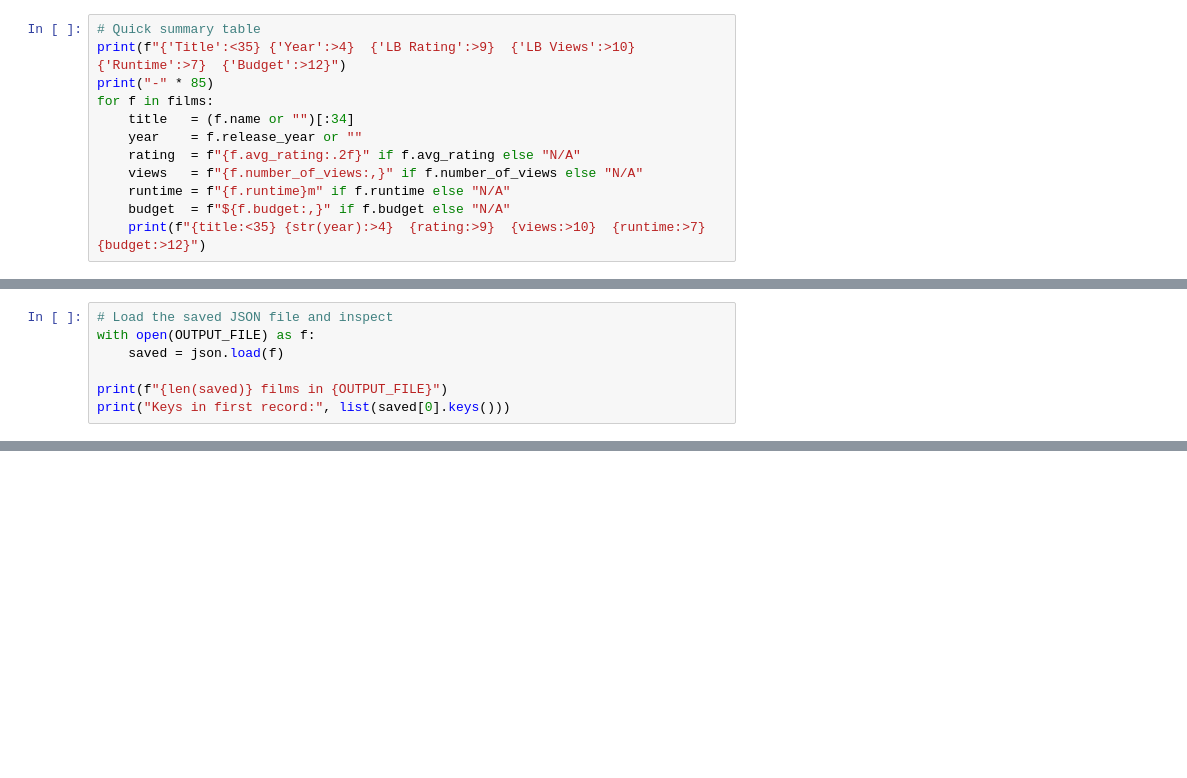
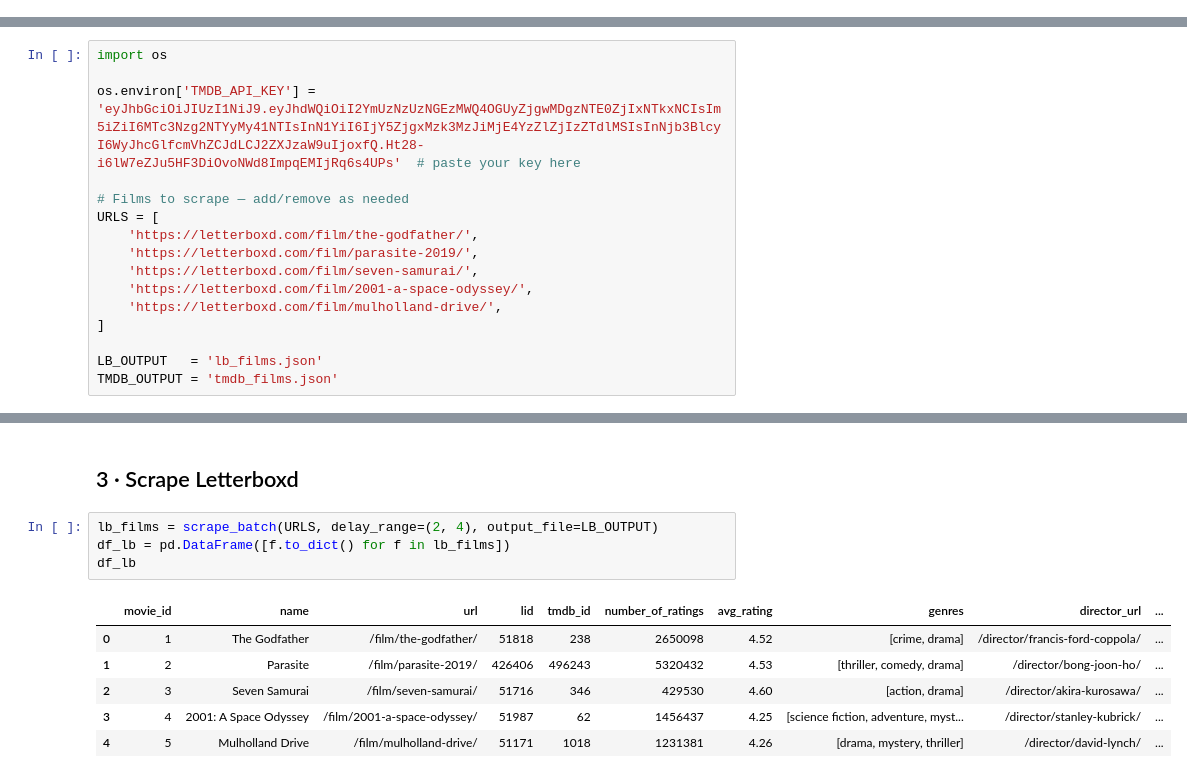
Before and after one commit to WobinWobin/data-trio-project, a Jupyter notebook: DMW/film_data/film_scraper.ipynb, the cells around one changed output, grey strips where cells are left out. Cells and saved outputs as stored; diff of their text form; blank space fills up the shorter version.

Commit message:
Extracted letterboxd data

```diff
--- a/DMW/film_data/film_scraper.ipynb
+++ b/DMW/film_data/film_scraper.ipynb
@@ -132,12 +0,0 @@ Scraped 5 films → saved to scraped_films.json
-# %%
-# Quick summary table
-print(f"{'Title':<35} {'Year':>4}  {'LB Rating':>9}  {'LB Views':>10}  {'Runtime':>7}  {'Budget':>12}")
-print("-" * 85)
-for f in films:
-    title   = (f.name or "")[:34]
-    year    = f.release_year or ""
-    rating  = f"{f.avg_rating:.2f}" if f.avg_rating else "N/A"
-    views   = f"{f.number_of_views:,}" if f.number_of_views else "N/A"
-    runtime = f"{f.runtime}m" if f.runtime else "N/A"
-    budget  = f"${f.budget:,}" if f.budget else "N/A"
-    print(f"{title:<35} {str(year):>4}  {rating:>9}  {views:>10}  {runtime:>7}  {budget:>12}")
@@ -173,7 +0,0 @@ pprint.pprint(films[0].to_dict())
-# %%
-# Load the saved JSON file and inspect
-with open(OUTPUT_FILE) as f:
-    saved = json.load(f)
-
-print(f"{len(saved)} films in {OUTPUT_FILE}")
-print("Keys in first record:", list(saved[0].keys()))
@@ -210,0 +17,16 @@ pprint.pprint(film_via_search.to_dict())
+# %%
+import os
+
+os.environ['TMDB_API_KEY'] = 'eyJhbGciOiJIUzI1NiJ9.eyJhdWQiOiI2YmUzNzUzNGEzMWQ4OGUyZjgwMDgzNTE0ZjIxNTkxNCIsIm5iZiI6MTc3Nzg2NTYyMy41NTIsInN1YiI6IjY5ZjgxMzk3MzJiMjE4YzZlZjIzZTdlMSIsInNjb3BlcyI6WyJhcGlfcmVhZCJdLCJ2ZXJzaW9uIjoxfQ.Ht28-i6lW7eZJu5HF3DiOvoNWd8ImpqEMIjRq6s4UPs'  # paste your key here
+
+# Films to scrape — add/remove as needed
+URLS = [
+    'https://letterboxd.com/film/the-godfather/',
+    'https://letterboxd.com/film/parasite-2019/',
+    'https://letterboxd.com/film/seven-samurai/',
+    'https://letterboxd.com/film/2001-a-space-odyssey/',
+    'https://letterboxd.com/film/mulholland-drive/',
+]
+
+LB_OUTPUT   = 'lb_films.json'
+TMDB_OUTPUT = 'tmdb_films.json'
@@ -210,0 +44,13 @@ pprint.pprint(film_via_search.to_dict())
+# %% [markdown]
+## 3 · Scrape Letterboxd
+# %%
+lb_films = scrape_batch(URLS, delay_range=(2, 4), output_file=LB_OUTPUT)
+df_lb = pd.DataFrame([f.to_dict() for f in lb_films])
+df_lb
+# %% [output]
+|  | movie_id | name | url | lid | tmdb_id | number_of_ratings | avg_rating | genres | director_url | ... |
+| 0 | 1 | The Godfather | /film/the-godfather/ | 51818 | 238 | 2650098 | 4.52 | [crime, drama] | /director/francis-ford-coppola/ | ... |
+| 1 | 2 | Parasite | /film/parasite-2019/ | 426406 | 496243 | 5320432 | 4.53 | [thriller, comedy, drama] | /director/bong-joon-ho/ | ... |
+| 2 | 3 | Seven Samurai | /film/seven-samurai/ | 51716 | 346 | 429530 | 4.60 | [action, drama] | /director/akira-kurosawa/ | ... |
+| 3 | 4 | 2001: A Space Odyssey | /film/2001-a-space-odyssey/ | 51987 | 62 | 1456437 | 4.25 | [science fiction, adventure, myst... | /director/stanley-kubrick/ | ... |
+| 4 | 5 | Mulholland Drive | /film/mulholland-drive/ | 51171 | 1018 | 1231381 | 4.26 | [drama, mystery, thriller] | /director/david-lynch/ | ... |
```
Also changed, not shown: parts of 38 cells of this notebook, 10 other files.
